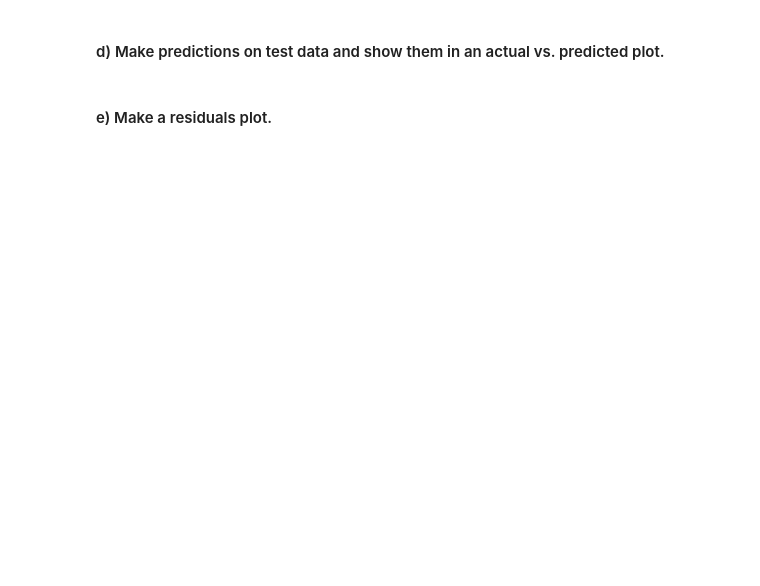
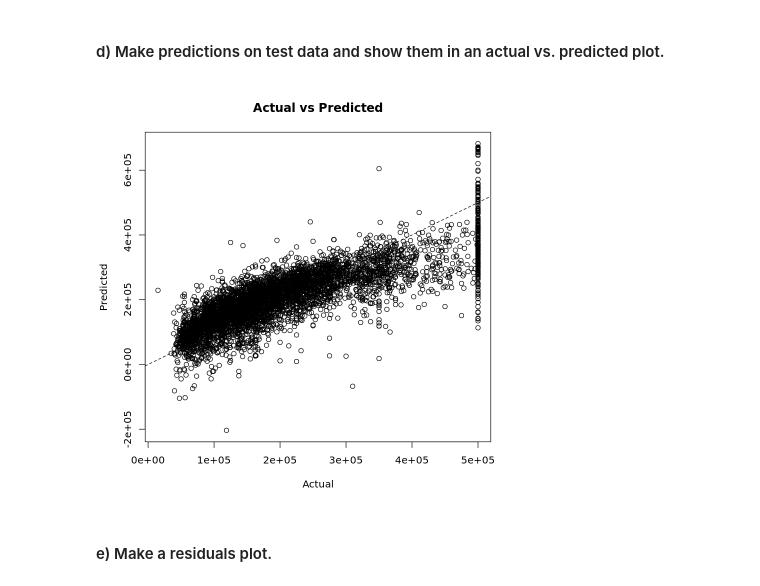
Before and after one commit to snwilke/bios-512-repo, a Jupyter notebook: BIOS512_HW9.ipynb, the cells around one changed output. Cells and saved outputs as stored; diff of their text form; code cells hidden in the pictures; blank space fills up the shorter version.

```diff
--- a/BIOS512_HW9.ipynb
+++ b/BIOS512_HW9.ipynb
@@ -56,9 +56,7 @@ This question runs through a linear regression example. We want to predict media
 ## Linear regression is appropriate because the target (median_house_value) is continuous. As a baseline, OLS is reasonable after scaling numeric features and dummy‑coding categoricals.
 # %%
 set.seed(123)
-df <- read.csv("/mnt/data/housing.csv", stringsAsFactors = FALSE)
-stopifnot("median_house_value" %in% names(df))
+df <- read.csv("housing.csv", stringsAsFactors = FALSE)
 str(df)
 summary(df$median_house_value)
-df <- df[complete.cases(df), ]
 # %% [output]
@@ -68,7 +74,19 @@ ERROR: Error in file(file, "rt"): cannot open the connection
 # %% [markdown]
 #### b) Scale data and split it 75/25 training/testing. Set seed = 123.
 # %%
+df <- df[complete.cases(df), ]
 n <- nrow(df)
-idx_tr <- sample.int(n, floor(0.75 * n))
-train <- df[idx_tr, ]
-test  <- df[-idx_tr, ]
+idx <- sample.int(n, floor(0.75 * n))
+train <- df[idx, ]
+test  <- df[-idx, ]
+y <- "median_house_value"
+num <- setdiff(names(train)[sapply(train, is.numeric)], y)
+fac <- setdiff(names(train), c(num, y))
+for (col in fac) {
+  train[[col]] <- factor(train[[col]])
+  test[[col]]  <- factor(test[[col]], levels = levels(train[[col]]))
+}
+mu  <- sapply(train[num], mean)
+sdv <- sapply(train[num], sd); sdv[sdv == 0 | is.na(sdv)] <- 1
+train[num] <- scale(train[num], center = mu, scale = sdv)
+test[num]  <- scale(test[num],  center = mu, scale = sdv)
@@ -77,2 +93,6 @@ ERROR: Error in sample.int(n, floor(0.75 * n)): length(n) == 1L is not TRUE
 # %% [markdown]
 #### c) Fit the model.
+# %%
+form <- as.formula(paste(y, "~", paste(c(num, fac), collapse = " + ")))
+fit <- lm(form, data = train)
+summary(fit)
@@ -79,4 +117,14 @@ ERROR: Error in sample.int(n, floor(0.75 * n)): length(n) == 1L is not TRUE
 # %% [markdown]
 #### d) Make predictions on test data and show them in an actual vs. predicted plot.
+# %%
+test$pred <- as.numeric(predict(fit, newdata = test))
+ok <- !is.na(test$pred)
+with(test[ok, ], {
+  plot(median_house_value, pred,
+       xlab = "Actual", ylab = "Predicted", main = "Actual vs Predicted")
+  abline(0, 1, lty = 2)
+})
+# %% [output]
+[figure, added]
 # %% [markdown]
 #### e) Make a residuals plot.
```
Also changed, not shown: parts of 4 cells of this notebook.
